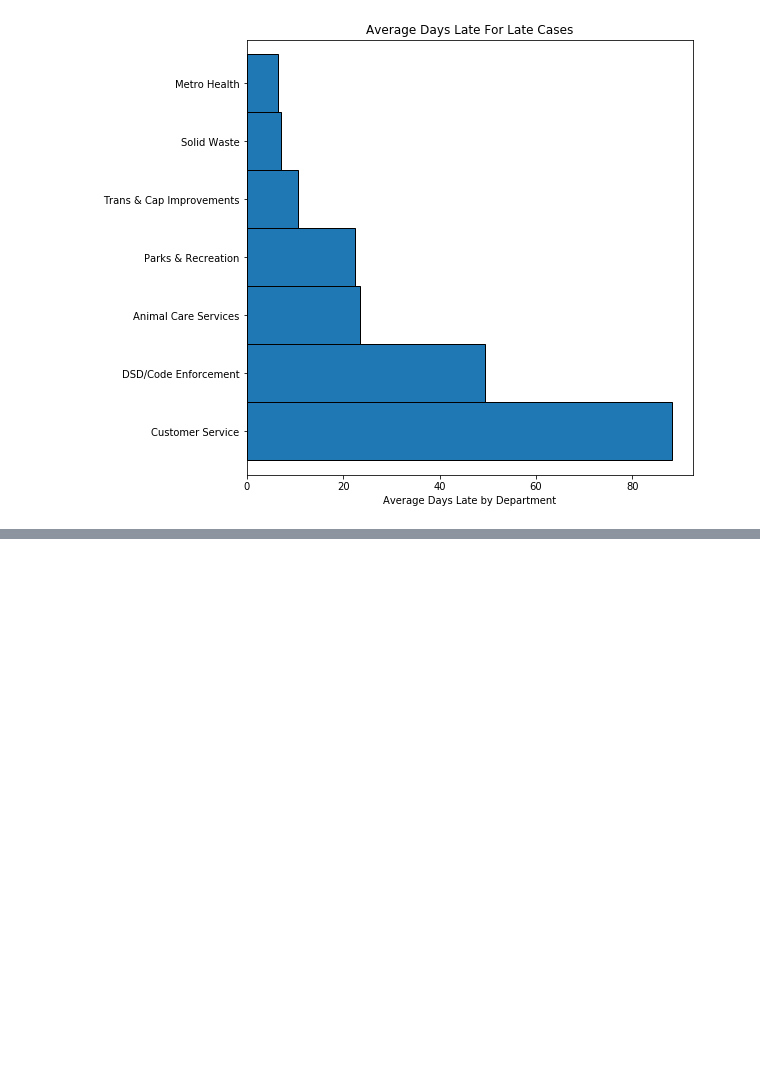
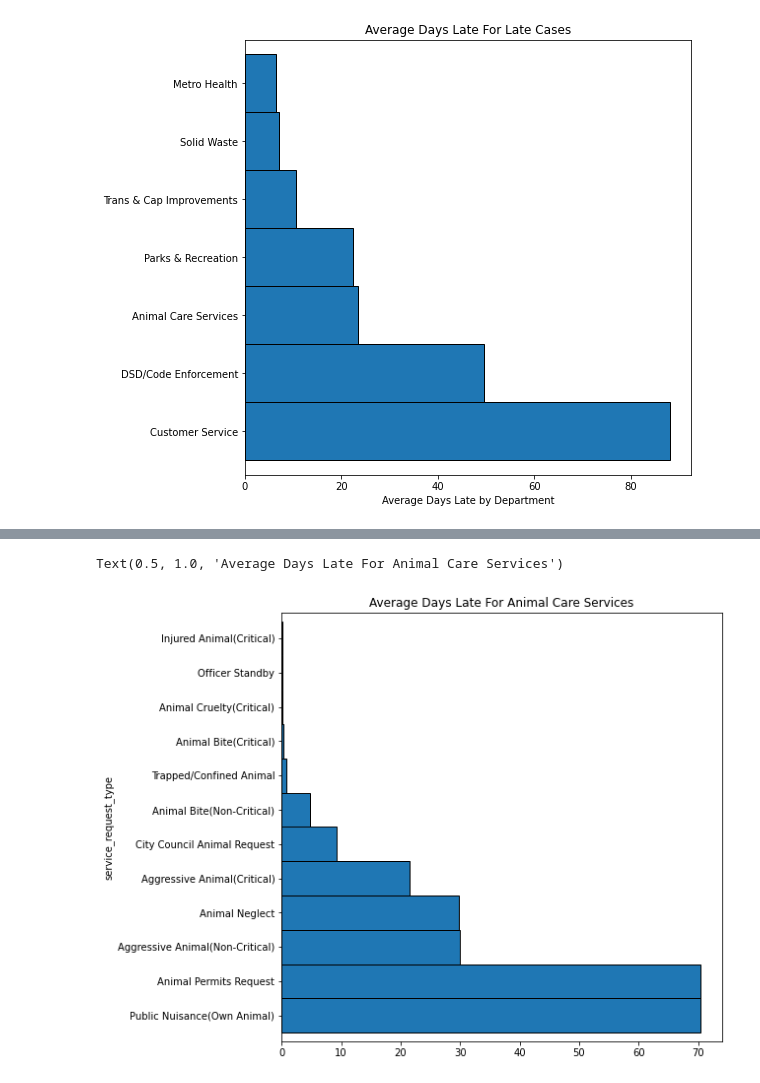
Before and after one commit to Johndsalas/coding_practice, a Jupyter notebook: sparky_exploration.ipynb, the cells around one changed output, grey strips where cells are left out. Cells and saved outputs as stored; diff of their text form; code cells hidden in the pictures; blank space fills up the shorter version.

```diff
--- a/sparky_exploration.ipynb
+++ b/sparky_exploration.ipynb
@@ -159,3 +220,25 @@ Text(0.5, 1.0, 'Average Days Late For Late Cases')
+# %%
+# For the DSD/Code Enforcement department, what are the most common service request types? standardized_dept_name
+# Look at other departments too.
+
+dept = 'Animal Care Services'
+
+df = spark.read.csv("wrangle_311", sep=",", header=True, inferSchema=True)
+
+df = (
+        df.filter(df.case_late=="YES")
+        .filter(df.standardized_dept_name==f"{dept}")
+        .groupBy("service_request_type").agg(avg("num_days_late").alias("days"))
+        .toPandas()
+        .set_index("service_request_type")
+        .days.sort_values(ascending=False)
+        .plot.barh(width=1, edgecolor="black", figsize=(8,8))
+)
+
+plt.title(f"Average Days Late For {dept}")
+# %% [output]
+Text(0.5, 1.0, 'Average Days Late For Animal Care Services')
+[figure, added]
 # %%
 # Does whether or not its a weekend matter for when a case is opened/closed?
 # %%
```
Also changed, not shown: parts of 6 cells of this notebook.
